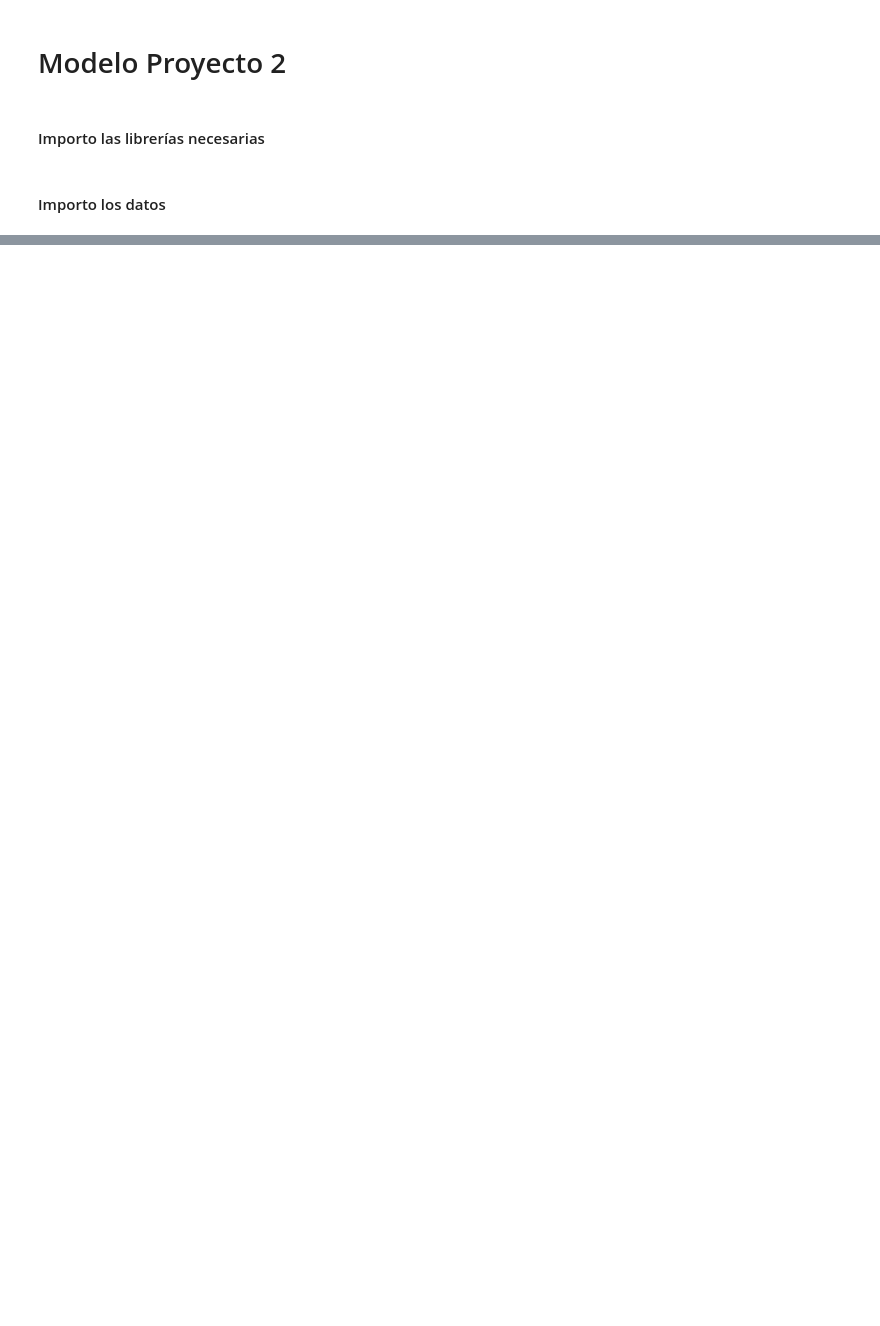
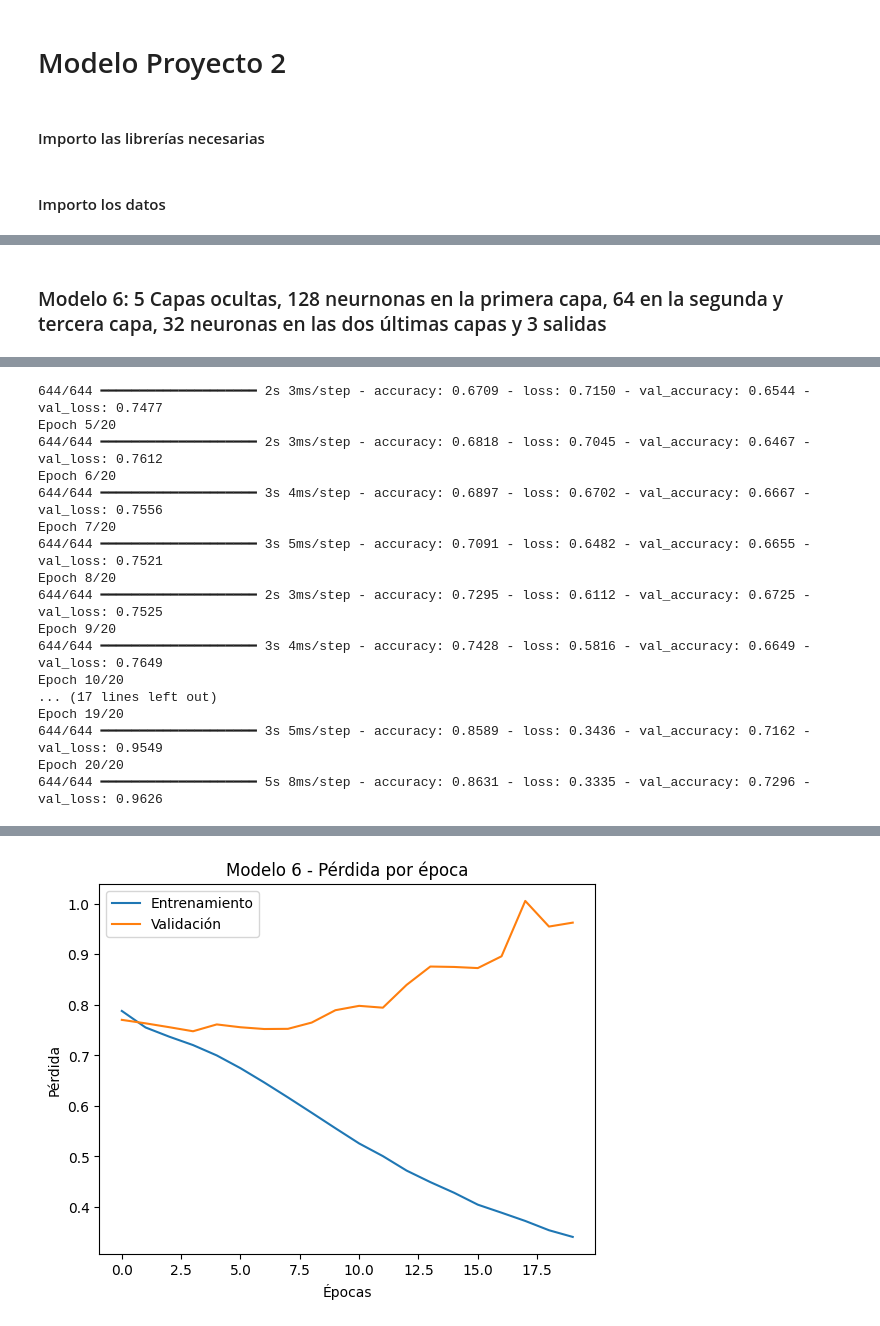
Before and after one commit to EstebanLN/Proyecto-2-Analitica-Computacional, a Jupyter notebook: Modelo/Modelo.ipynb, the cells around one changed output, grey strips where cells are left out. Cells and saved outputs as stored; diff of their text form; code cells hidden in the pictures; blank space fills up the shorter version.

```diff
--- a/Modelo/Modelo.ipynb
+++ b/Modelo/Modelo.ipynb
@@ -48,0 +515,38 @@ test_ds = dataframe_to_dataset(test)
+# %% [markdown]
+### Modelo 6: 5 Capas ocultas, 128 neurnonas en la primera capa, 64 en la segunda y tercera capa, 32 neuronas en las dos últimas capas y 3 salidas
+# %%
+with mlflow.start_run(run_name='Modelo6'):
+    model6 = keras.Sequential([
+        keras.Input(shape=(train.shape[1],)),   # Capa de entrada
+        layers.Dense(128, activation='relu'),   # Primera capa oculta (128)
+        layers.Dense(64, activation='relu'),    # Segunda capa oculta (64)
+        layers.Dense(64, activation='relu'),    # Tercera capa oculta (64)
+        layers.Dense(32, activation='relu'),    # Cuarta capa oculta (32)
+        layers.Dense(32, activation='relu'),    # Quinta capa oculta (32)
+        layers.Dense(3, activation='softmax')   # Capa de salida (3 clases)
+    ])
+
+    model6.compile(
+        optimizer='adam',
+        loss='sparse_categorical_crossentropy',
+        metrics=['accuracy']
+    )
+
+    history6 = model6.fit(
+        train, y_train,
+        validation_data=(val, y_val),
+        epochs=20,
+        batch_size=32
+    )
+
+    test_loss6, test_acc6 = model6.evaluate(test, y_test)
+    mlflow.log_metric('test_accuracy', test_acc6)
+
+    plt.plot(history6.history['loss'], label='Entrenamiento')
+    plt.plot(history6.history['val_loss'], label='Validación')
+    plt.title('Modelo 6 - Pérdida por época')
+    plt.xlabel('Épocas')
+    plt.ylabel('Pérdida')
+    plt.legend()
+    plt.show()
+# %% [output]
@@ -48,0 +571,17 @@ test_ds = dataframe_to_dataset(test)
+644/644 ━━━━━━━━━━━━━━━━━━━━ 2s 3ms/step - accuracy: 0.6709 - loss: 0.7150 - val_accuracy: 0.6544 - val_loss: 0.7477
+Epoch 5/20
+644/644 ━━━━━━━━━━━━━━━━━━━━ 2s 3ms/step - accuracy: 0.6818 - loss: 0.7045 - val_accuracy: 0.6467 - val_loss: 0.7612
+Epoch 6/20
+644/644 ━━━━━━━━━━━━━━━━━━━━ 3s 4ms/step - accuracy: 0.6897 - loss: 0.6702 - val_accuracy: 0.6667 - val_loss: 0.7556
+Epoch 7/20
+644/644 ━━━━━━━━━━━━━━━━━━━━ 3s 5ms/step - accuracy: 0.7091 - loss: 0.6482 - val_accuracy: 0.6655 - val_loss: 0.7521
+Epoch 8/20
+644/644 ━━━━━━━━━━━━━━━━━━━━ 2s 3ms/step - accuracy: 0.7295 - loss: 0.6112 - val_accuracy: 0.6725 - val_loss: 0.7525
+Epoch 9/20
+644/644 ━━━━━━━━━━━━━━━━━━━━ 3s 4ms/step - accuracy: 0.7428 - loss: 0.5816 - val_accuracy: 0.6649 - val_loss: 0.7649
+Epoch 10/20
+... (17 lines left out)
+Epoch 19/20
+644/644 ━━━━━━━━━━━━━━━━━━━━ 3s 5ms/step - accuracy: 0.8589 - loss: 0.3436 - val_accuracy: 0.7162 - val_loss: 0.9549
+Epoch 20/20
+644/644 ━━━━━━━━━━━━━━━━━━━━ 5s 8ms/step - accuracy: 0.8631 - loss: 0.3335 - val_accuracy: 0.7296 - val_loss: 0.9626
@@ -48,0 +592 @@ test_ds = dataframe_to_dataset(test)
+[figure, added]
```
Also changed, not shown: parts of 32 cells of this notebook, 1 other file.
